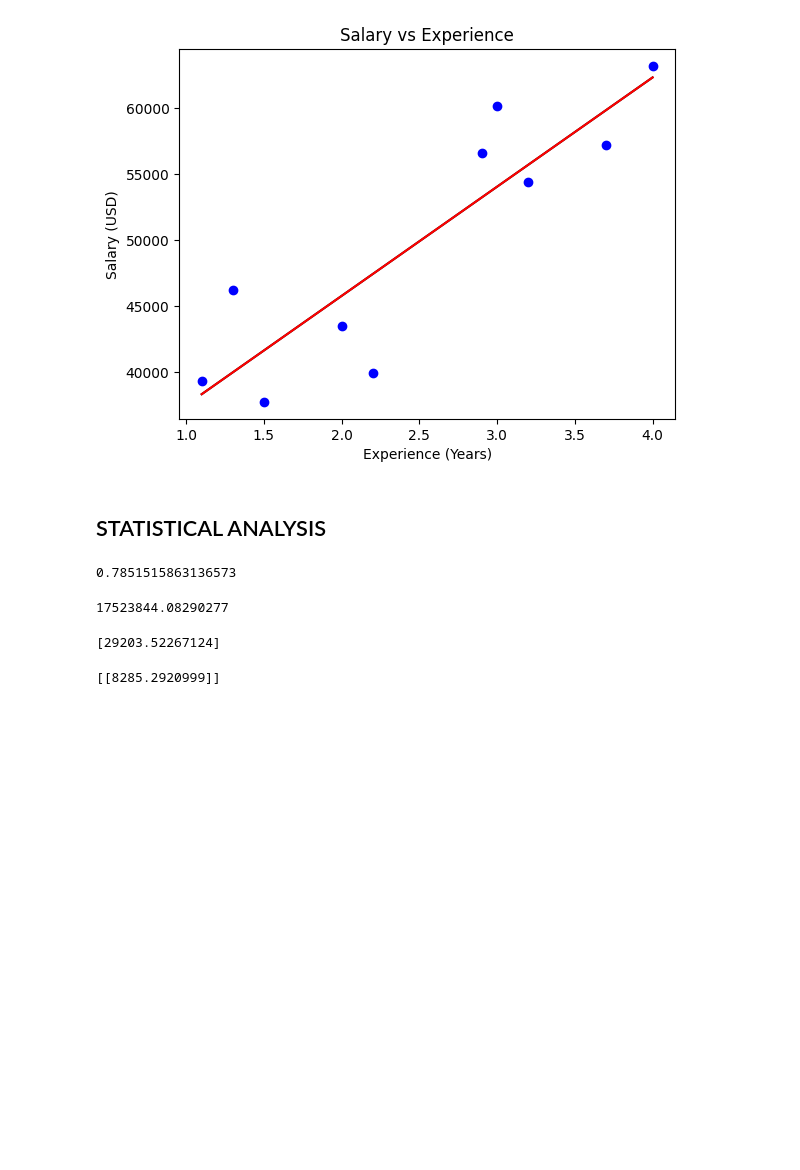
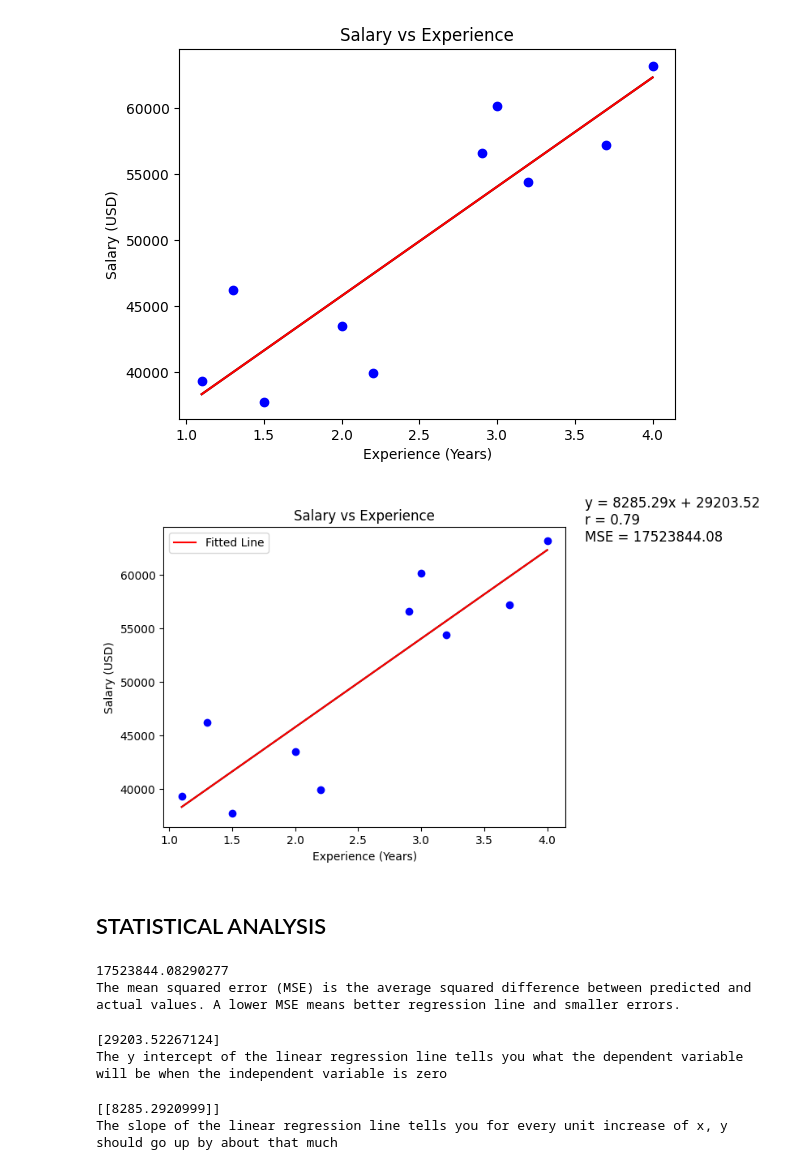
Before and after one commit to ilike-gges1/linear_regression_assignment_2, a Jupyter notebook: Linear_Regression_Py_Notebook.ipynb, the cells around one changed output. Drawn from its saved outputs; the diff is of its cells as text; code cells hidden in the pictures; blank space fills up the shorter version.

Commit message:
Added regression model with statistical analyses and appropriate annotations.

```diff
--- a/Linear_Regression_Py_Notebook.ipynb
+++ b/Linear_Regression_Py_Notebook.ipynb
@@ -84,24 +88,50 @@ plt.plot(x_lr, abline_values, color='red') #plotting the line itself with the x
 plt.show()
 # %% [output]
 [figure]
+# %%
+plt.scatter(x_lr, y_lr, color='b') #the plot itself
+plt.plot(data["YearsExperience"], model.predict(data[["YearsExperience"]]), color='k') #The line on the plot
+plt.title('Salary vs Experience')
+plt.xlabel('Experience (Years)')
+plt.ylabel('Salary (USD)') #All above is repeated code to create the plot
+slope, intercept = np.polyfit(x_lr, y_lr, 1) #creating variables for slope and intercept using the numpy function
+abline_values = [slope * x + intercept for x in x_lr] #creates the line using slope and intercept previously calculated
+plt.plot(x_lr, abline_values, 'r-', label='Fitted Line') #plotting the line itself with the x axis and the y values
+from sklearn.metrics import mean_squared_error #MSE module
+mse = mean_squared_error(y_lr, abline_values) #MSE calculation
+r_value = model.score(data[["YearsExperience"]], data[["Salary"]]) #calculated the rsquared value
+plt.text(4.3, max(y_lr) - 3, #adding the text to the graph
+         f"y = {slope:.2f}x + {intercept:.2f}\n"
+             f"r = {r_value:.2f}\nMSE = {mse:.2f}",
+         fontsize=12)
+plt.legend() #creating the fitted line legend
+plt.savefig("updated_regression_plot_python.png") #saving the file
+plt.show() #showing the file
+# %% [output]
+[figure, added]
 # %% [markdown]
 ## STATISTICAL ANALYSIS
-# %%
-model.score(data[["YearsExperience"]], data[["Salary"]]) #Outputs the R squared value
-# %% [output]
-0.7851515863136573
 # %%
-from sklearn.metrics import mean_squared_error
-mse = mean_squared_error(y_lr, abline_values)
+from sklearn.metrics import mean_squared_error #MSE module
+mse = mean_squared_error(y_lr, abline_values) #MSE calculation
 print(mse)
+print('The mean squared error (MSE) is the average squared difference between predicted and actual values. A lower MSE means better regression line and smaller errors.')
+# in our linear regression example, the MSE is over 17 million. That is so so so high.
 # %% [output]
 17523844.08290277
+The mean squared error (MSE) is the average squared difference between predicted and actual values. A lower MSE means better regression line and smaller errors.
 # %%
-print(model.intercept_)
+print(model.intercept_) #y-intercept
+print('The y intercept of the linear regression line tells you what the dependent variable will be when the independent variable is zero')
+# in our linear regression example, the starting salary for zero years of experience should be roughly 29000 USD
 # %% [output]
 [29203.52267124]
+The y intercept of the linear regression line tells you what the dependent variable will be when the independent variable is zero
 # %%
-print(model.coef_)
+print(model.coef_) #slope
+print("The slope of the linear regression line tells you for every unit increase of x, y should go up by about that much")
+# in our linear regression example, for every one year of experience you accrue, it is predicted your salary increases by roughly 8000 USD
 # %% [output]
 [[8285.2920999]]
+The slope of the linear regression line tells you for every unit increase of x, y should go up by about that much
 # %%
```
Also changed, not shown: parts of 7 cells of this notebook, 13 other files.
